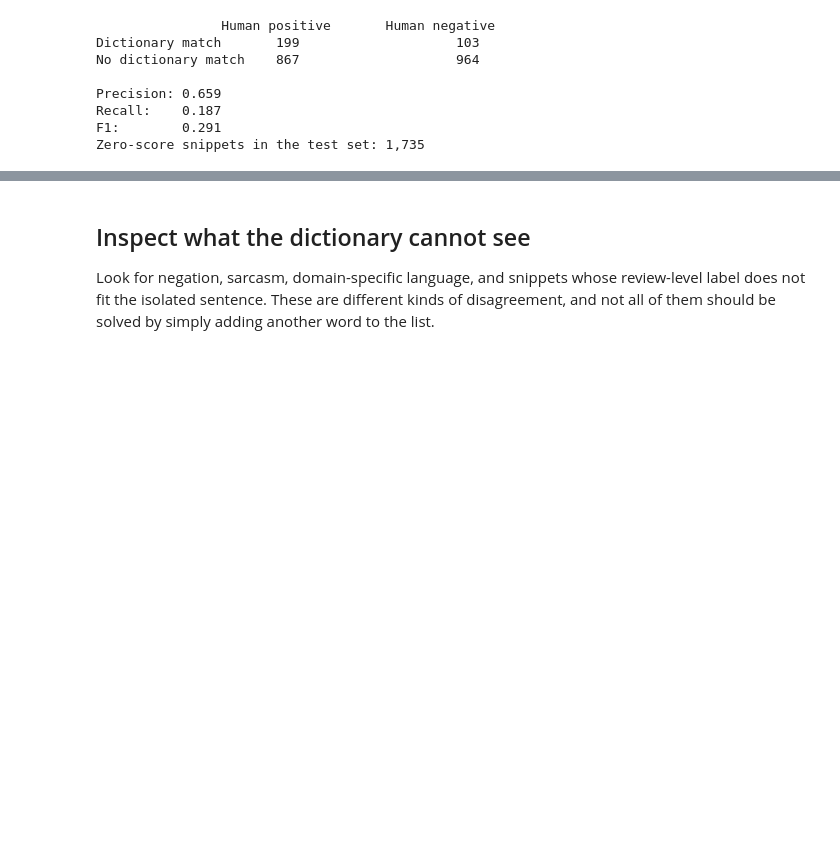
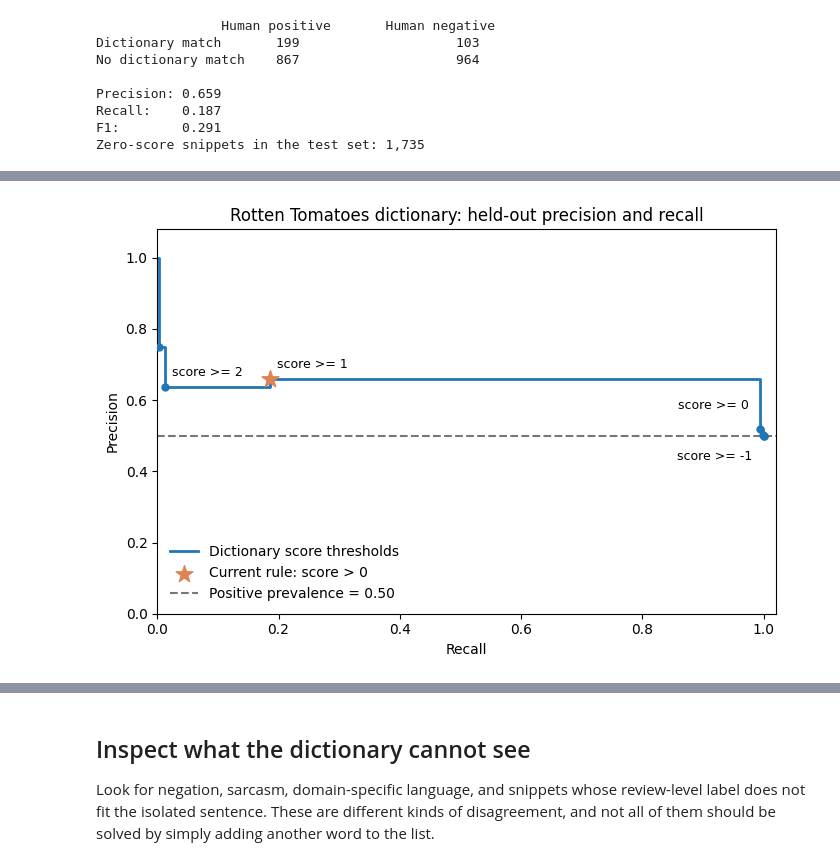
Before and after one commit to PeterTolochko/CEU_TAD_2026, a Jupyter notebook: meeting_slides/meeting_04/meeting_04.ipynb, the cells around one changed output, grey strips where cells are left out. Saved outputs shown, nothing was run; the diff lists cells and outputs as text; code cells hidden in the pictures; blank space fills up the shorter version.

```diff
--- a/meeting_slides/meeting_04/meeting_04.ipynb
+++ b/meeting_slides/meeting_04/meeting_04.ipynb
@@ -328,0 +405,38 @@ Zero-score snippets in the test set: 1,735
+# %%
+import matplotlib.pyplot as plt
+
+curve_points = []
+for threshold in sorted({row["dictionary_score"] for row in rt_test}, reverse=True):
+    tp = sum(row["dictionary_score"] >= threshold and row["reference_label"] == 1 for row in rt_test)
+    fp = sum(row["dictionary_score"] >= threshold and row["reference_label"] == 0 for row in rt_test)
+    fn = sum(row["dictionary_score"] < threshold and row["reference_label"] == 1 for row in rt_test)
+    precision = tp / (tp + fp)
+    recall = tp / (tp + fn)
+    curve_points.append((threshold, precision, recall))
+
+# The conventional endpoint (recall=0, precision=1) represents predicting no positives.
+# Precision at that endpoint is a plotting convention, not an observed estimate.
+recalls = [0.0] + [point[2] for point in curve_points]
+precisions = [1.0] + [point[1] for point in curve_points]
+prevalence = sum(row["reference_label"] for row in rt_test) / len(rt_test)
+
+fig, ax = plt.subplots(figsize=(7, 4.8))
+ax.step(recalls, precisions, where="post", color="#1f77b4", linewidth=2, label="Dictionary score thresholds")
+ax.scatter(recalls[1:], precisions[1:], color="#1f77b4", s=25, zorder=3)
+for threshold, precision, recall in curve_points:
+    if threshold in (-1, 0, 1, 2):
+        offset = (-8, 14) if threshold == 0 else (-8, -18) if threshold == -1 else (5, 8)
+        ax.annotate(f"score >= {threshold}", (recall, precision),
+                    xytext=offset, textcoords="offset points", fontsize=9,
+                    ha="right" if threshold <= 0 else "left")
+ax.scatter(rt_metrics["recall"], rt_metrics["precision"],
+           marker="*", s=160, color="#dd8452", zorder=4, label="Current rule: score > 0")
+ax.axhline(prevalence, color="#777777", linestyle="--",
+           label=f"Positive prevalence = {prevalence:.2f}")
+ax.set(xlim=(0, 1.02), ylim=(0, 1.08), xlabel="Recall", ylabel="Precision",
+       title="Rotten Tomatoes dictionary: held-out precision and recall")
+ax.legend(frameon=False, loc="lower left")
+fig.tight_layout()
+plt.show()
+# %% [output]
+[figure, added]
```
Also changed, not shown: parts of 6 cells of this notebook, 2 other files.
